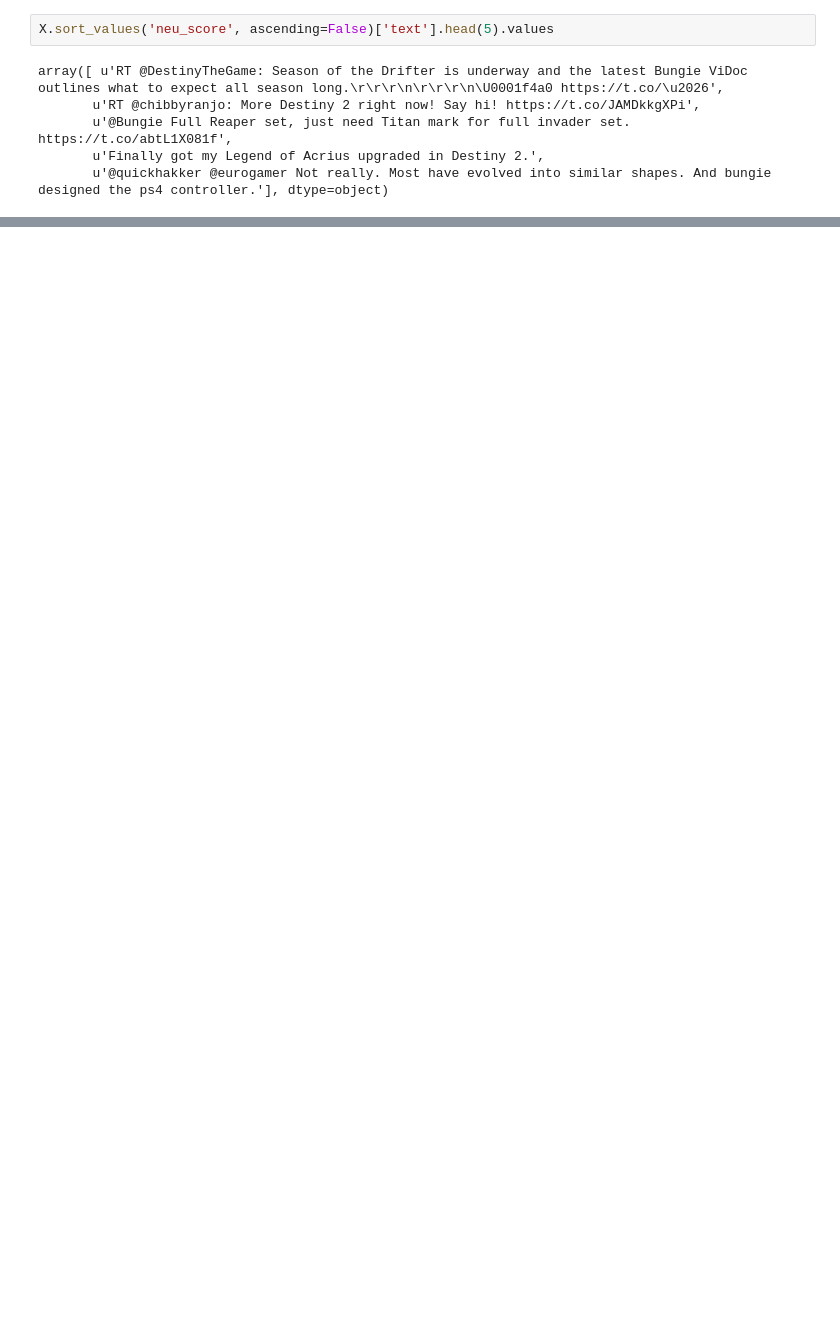
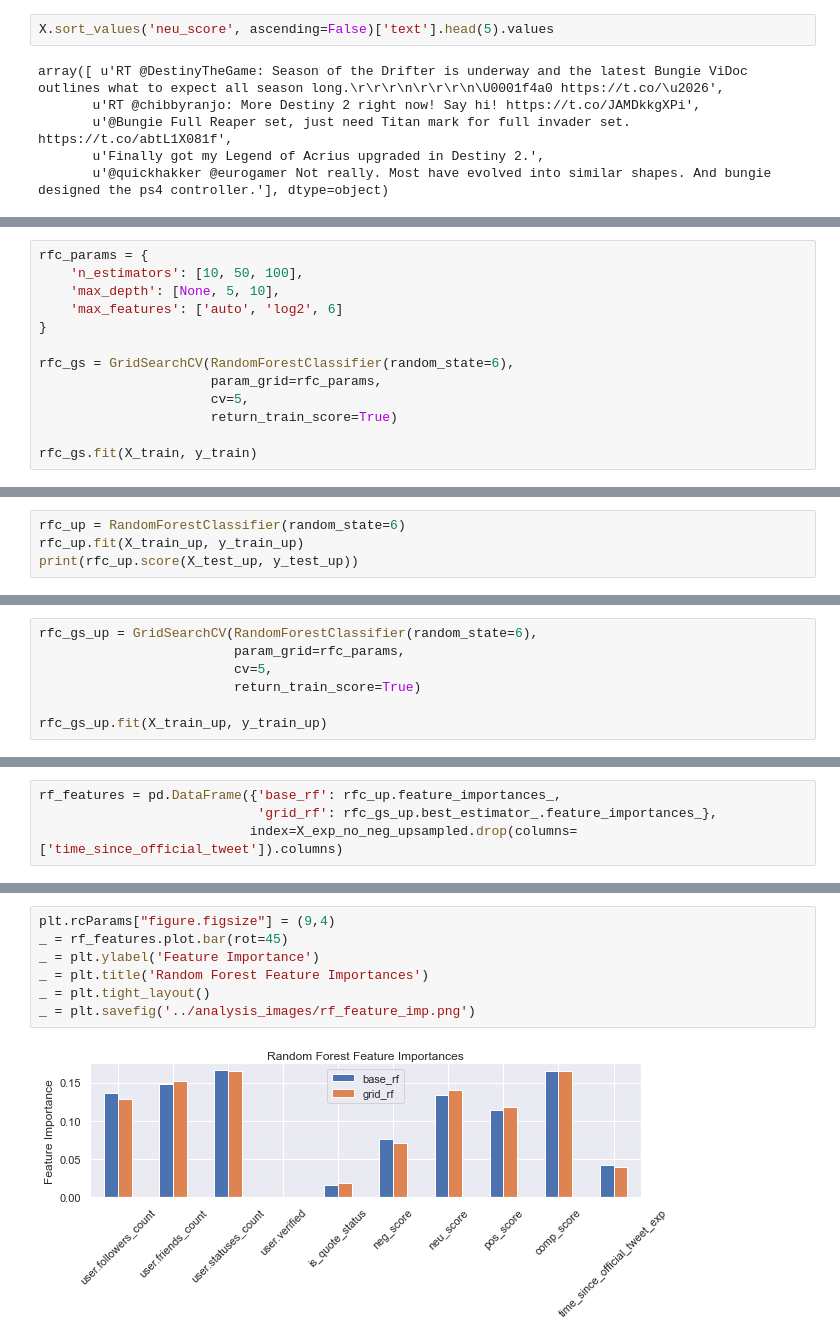
Before and after one commit to salvis2/SpringboardAlvis, a Jupyter notebook: capstone_project_2/notebooks/twitter_project_ida.ipynb, the cells around one changed output, grey strips where cells are left out. Drawn from its saved outputs; the diff is of its cells as text; blank space fills up the shorter version.

```diff
--- a/capstone_project_2/notebooks/twitter_project_ida.ipynb
+++ b/capstone_project_2/notebooks/twitter_project_ida.ipynb
@@ -282,0 +835,13 @@ See what kinds of users there are? Put it more data, see what separates users wi
+# %%
+rfc_params = {
+    'n_estimators': [10, 50, 100],
+    'max_depth': [None, 5, 10],
+    'max_features': ['auto', 'log2', 6]
+}
+
+rfc_gs = GridSearchCV(RandomForestClassifier(random_state=6),
+                      param_grid=rfc_params,
+                      cv=5,
+                      return_train_score=True)
+
+rfc_gs.fit(X_train, y_train)
@@ -282,0 +897,4 @@ See what kinds of users there are? Put it more data, see what separates users wi
+# %%
+rfc_up = RandomForestClassifier(random_state=6)
+rfc_up.fit(X_train_up, y_train_up)
+print(rfc_up.score(X_test_up, y_test_up))
@@ -282,0 +903,7 @@ See what kinds of users there are? Put it more data, see what separates users wi
+# %%
+rfc_gs_up = GridSearchCV(RandomForestClassifier(random_state=6),
+                         param_grid=rfc_params,
+                         cv=5,
+                         return_train_score=True)
+
+rfc_gs_up.fit(X_train_up, y_train_up)
@@ -282,0 +969,4 @@ See what kinds of users there are? Put it more data, see what separates users wi
+# %%
+rf_features = pd.DataFrame({'base_rf': rfc_up.feature_importances_,
+                            'grid_rf': rfc_gs_up.best_estimator_.feature_importances_},
+                           index=X_exp_no_neg_upsampled.drop(columns=['time_since_official_tweet']).columns)
@@ -282,0 +987,9 @@ See what kinds of users there are? Put it more data, see what separates users wi
+# %%
+plt.rcParams["figure.figsize"] = (9,4)
+_ = rf_features.plot.bar(rot=45)
+_ = plt.ylabel('Feature Importance')
+_ = plt.title('Random Forest Feature Importances')
+_ = plt.tight_layout()
+_ = plt.savefig('../analysis_images/rf_feature_imp.png')
+# %% [output]
+[figure, added]
```
Also changed, not shown: parts of 138 cells of this notebook.
